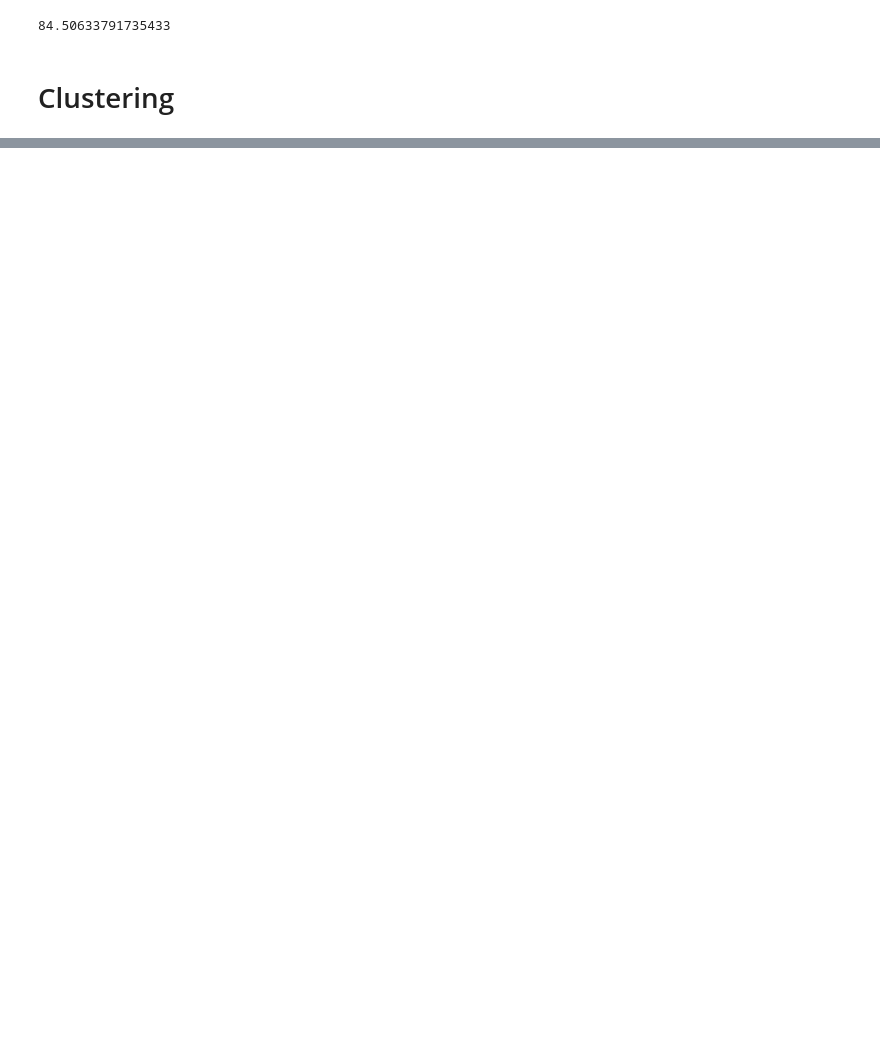
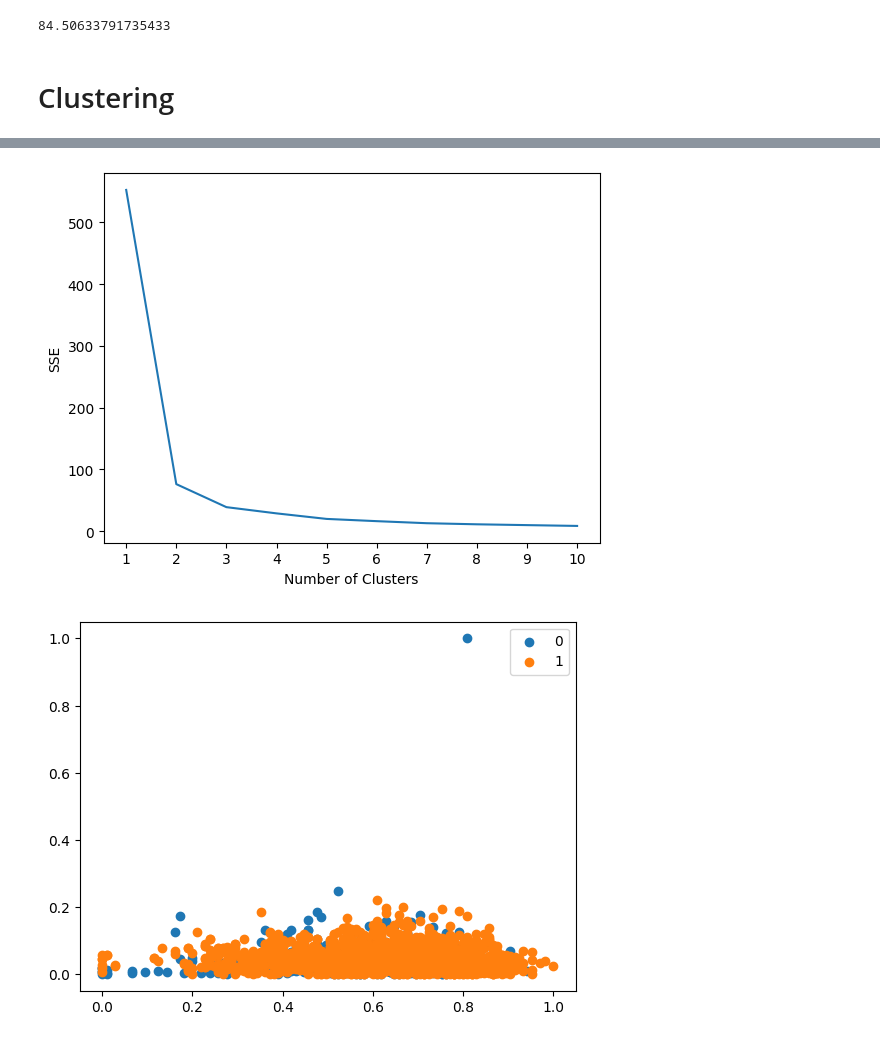
Before and after one commit to OrionVi1998/ai_project, a Jupyter notebook: Notebook.ipynb, the cells around one changed output, grey strips where cells are left out. Cells and saved outputs as stored; diff of their text form; code cells hidden in the pictures; blank space fills up the shorter version.

```diff
--- a/Notebook.ipynb
+++ b/Notebook.ipynb
@@ -806,0 +820,57 @@ plt.show()
+# %%
+clustering_dataset = df[
+    ["age", "recovery_interval", "outcome"]
+].dropna(how="any", axis=0)
+
+le = LabelEncoder()
+le.fit(clustering_dataset["outcome"])
+clustering_dataset["outcome"] = le.transform(clustering_dataset["outcome"])
+
+scaled_df = MinMaxScaler().fit_transform(clustering_dataset)
+
+scaled_df
+clustering_dataset.corr()
+kmeans_kwargs = {
+    "init": "random",
+    "n_init": 10,
+    "random_state": 1,
+}
+sse = []
+for k in range(1, 11):
+    kmeans = KMeans(n_clusters=k, **kmeans_kwargs)
+    kmeans.fit(scaled_df)
+    sse.append(kmeans.inertia_)
+
+#visualize results
+plt.plot(range(1, 11), sse)
+plt.xticks(range(1, 11))
+plt.xlabel("Number of Clusters")
+plt.ylabel("SSE")
+plt.show()
+kmeans = KMeans(init="random", n_clusters=2, n_init=10, random_state=1)
+
+#fit k-means algorithm to data
+kmeans.fit(scaled_df)
+
+#view cluster assignments for each observation
+kmeans.labels_
+clustering_dataset['cluster'] = kmeans.labels_
+clustering_dataset
+scaled_df
+import matplotlib.pyplot as plt
+
+#Getting unique labels
+
+u_labels = np.unique(kmeans.labels_)
+
+label = kmeans.fit_predict(scaled_df)
+
+#plotting the results:
+for i in u_labels:
+    plt.scatter(scaled_df[label == i, 0], scaled_df[label == i, 1], label=i)
+ax = plt.gca()
+plt.legend()
+plt.show()
+# %% [output]
+[figure, added]
+[figure, added]
```
Also changed, not shown: parts of 9 cells of this notebook.
